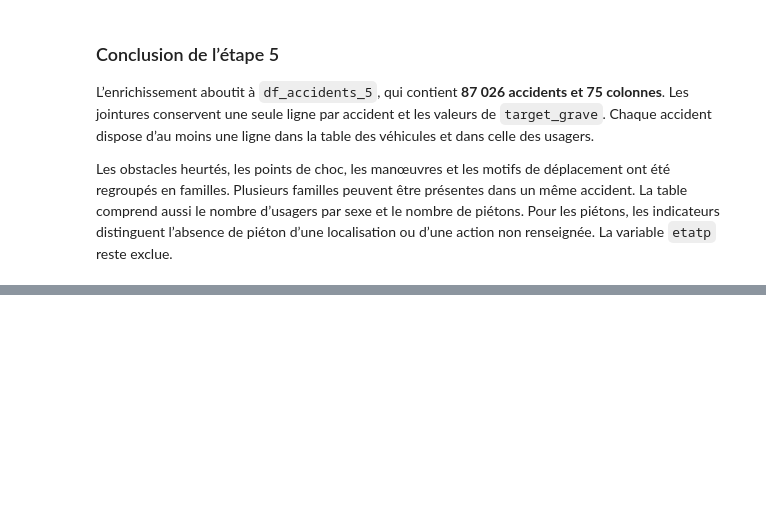
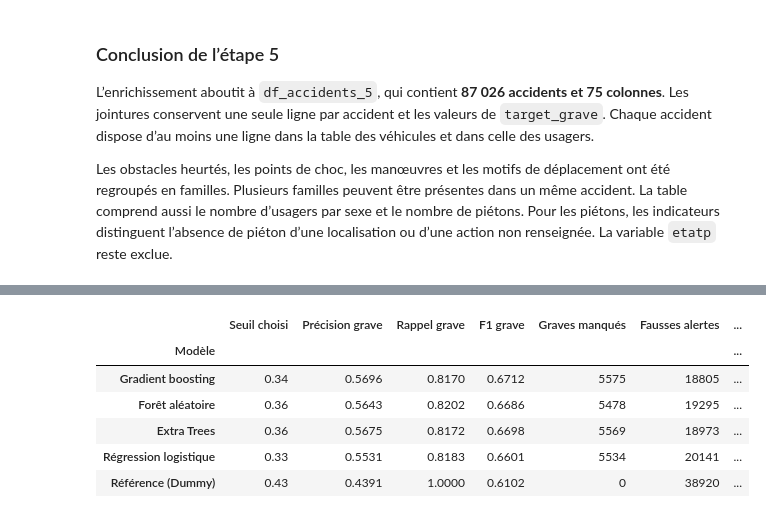
Before and after one commit to mathieu10266/AAA_Prediction-de-la-gravite-des-accidents-de-la-route-en-France, a Jupyter notebook: AAA_Accidents_en_France.ipynb, the cells around one changed output, grey strips where cells are left out. Drawn from its saved outputs; the diff is of its cells as text; code cells hidden in the pictures; blank space fills up the shorter version.

```diff
--- a/AAA_Accidents_en_France.ipynb
+++ b/AAA_Accidents_en_France.ipynb
@@ -1430,0 +1832,81 @@ Les obstacles heurtés, les points de choc, les manœuvres et les motifs de dép
+# %%
+def mesures_seuil_8(y_reel, probabilites, seuil):
+    predictions = (probabilites >= seuil).astype(int)
+    _, faux_positifs, faux_negatifs, _ = confusion_matrix(
+        y_reel, predictions, labels=[0, 1]
+    ).ravel()
+
+    return {
+        "Précision grave": precision_score(
+            y_reel, predictions, zero_division=0
+        ),
+        "Rappel grave": recall_score(y_reel, predictions, zero_division=0),
+        "F1 grave": f1_score(y_reel, predictions, zero_division=0),
+        "Graves manqués": int(faux_negatifs),
+        "Fausses alertes": int(faux_positifs),
+    }
+
+
+auc_gbm_8 = np.mean(auc_val_gbm)
+lignes_comparaison_8 = []
+
+for nom, (probabilites, auc_ent, auc_val, duree) in resultats_cv_8.items():
+    moyenne_ent = np.mean(auc_ent)
+    moyenne_val = np.mean(auc_val)
+
+    lignes_comparaison_8.append({
+        "Modèle": nom,
+        "AUC ROC validation": moyenne_val,
+        "Écart-type entre plis": np.std(auc_val),
+        "Δ AUC vs gradient boosting": moyenne_val - auc_gbm_8,
+        "AUC ROC entraînement": moyenne_ent,
+        "Écart entraînement–validation": moyenne_ent - moyenne_val,
+        **mesures_seuil_8(y_train, probabilites, 0.5),
+        "Durée CV (s)": duree,
+    })
+
+tableau_modeles_8 = (
+    pd.DataFrame(lignes_comparaison_8)
+    .set_index("Modèle")
+    .sort_values("AUC ROC validation", ascending=False)
+)
+
+print("Comparaison des modèles en validation croisée, au seuil de 0,5")
+display(tableau_modeles_8.round(4))
+
+# Reprendre la même grille de seuils que dans l’étape 7.
+lignes_seuils_8 = []
+
+for nom in tableau_modeles_8.index:
+    probabilites = resultats_cv_8[nom][0]
+    scores_f1 = [
+        f1_score(y_train, probabilites >= seuil, zero_division=0)
+        for seuil in seuils
+    ]
+
+    # En cas d’égalité, retenir le seuil le plus proche de 0,5.
+    indices_ex_aequo = np.flatnonzero(scores_f1 == np.max(scores_f1))
+    meilleur_indice = indices_ex_aequo[
+        np.argmin(np.abs(seuils[indices_ex_aequo] - 0.5))
+    ]
+    seuil_choisi = float(seuils[meilleur_indice])
+
+    mesures = mesures_seuil_8(y_train, probabilites, seuil_choisi)
+    lignes_seuils_8.append({
+        "Modèle": nom,
+        "Seuil choisi": seuil_choisi,
+        **mesures,
+        "Δ F1 vs seuil 0,5": (
+            mesures["F1 grave"] - tableau_modeles_8.loc[nom, "F1 grave"]
+        ),
+        "Δ graves manqués vs seuil 0,5": (
+            mesures["Graves manqués"]
+            - tableau_modeles_8.loc[nom, "Graves manqués"]
+        ),
+    })
+
+tableau_seuils_8 = pd.DataFrame(lignes_seuils_8).set_index("Modèle")
+
+print("Effet d’un seuil choisi pour maximiser le F1 sur les prédictions hors pli")
+display(tableau_seuils_8.round(4))
+# %% [output]
@@ -1430,0 +1922,7 @@ Les obstacles heurtés, les points de choc, les manœuvres et les motifs de dép
+|  | Seuil choisi | Précision grave | Rappel grave | F1 grave | Graves manqués | Fausses alertes | ... |
+| Modèle |  |  |  |  |  |  | ... |
+| Gradient boosting | 0.34 | 0.5696 | 0.8170 | 0.6712 | 5575 | 18805 | ... |
+| Forêt aléatoire | 0.36 | 0.5643 | 0.8202 | 0.6686 | 5478 | 19295 | ... |
+| Extra Trees | 0.36 | 0.5675 | 0.8172 | 0.6698 | 5569 | 18973 | ... |
+| Régression logistique | 0.33 | 0.5531 | 0.8183 | 0.6601 | 5534 | 20141 | ... |
+| Référence (Dummy) | 0.43 | 0.4391 | 1.0000 | 0.6102 | 0 | 38920 | ... |
```
Also changed, not shown: parts of 24 cells of this notebook.
